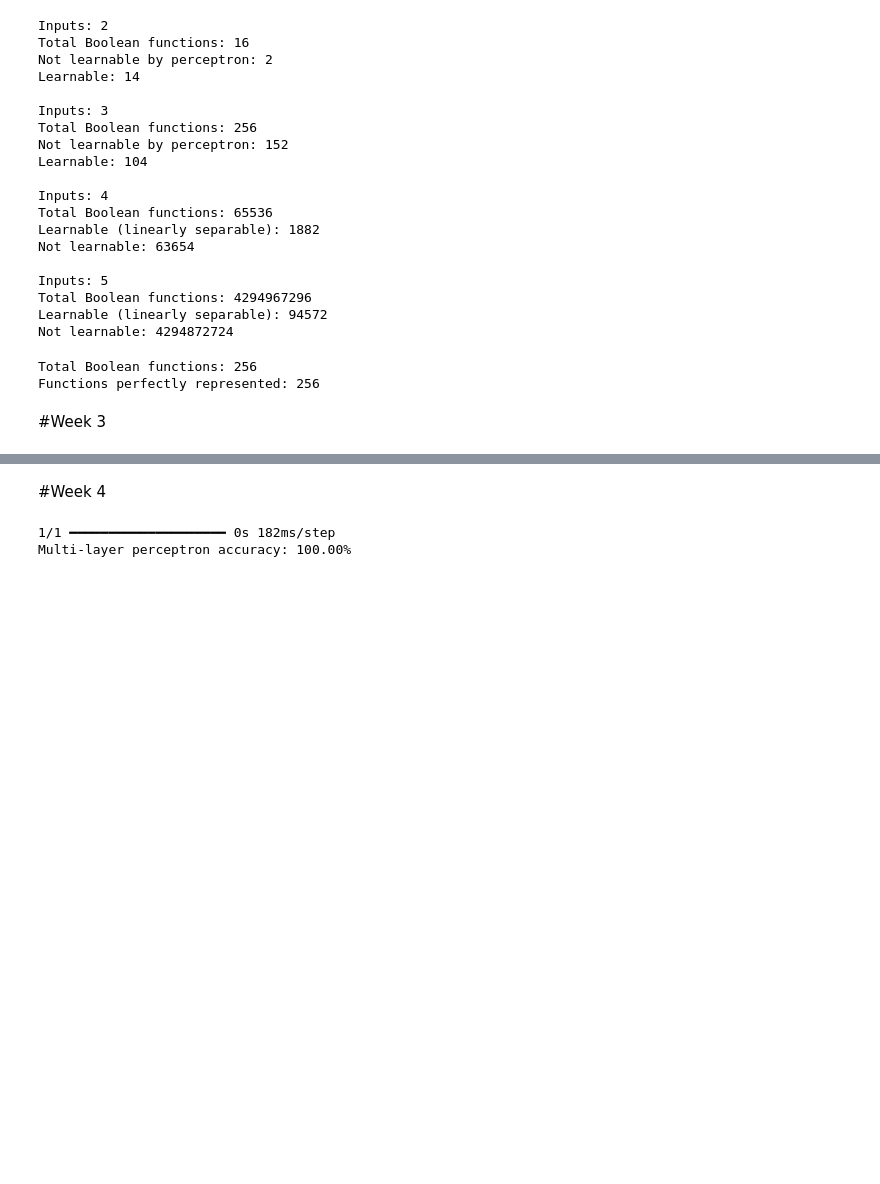
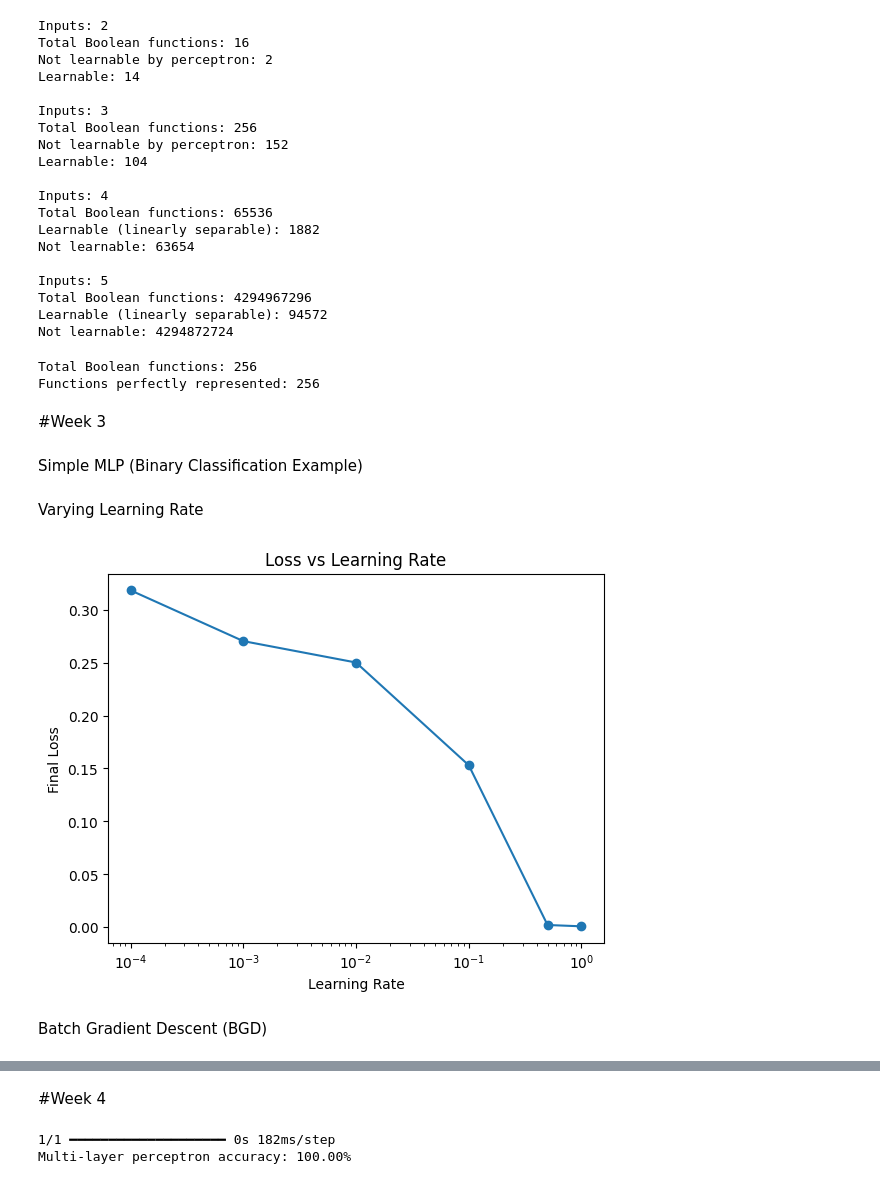
Before and after one commit to KeerthanaSistla/Sem6DeepLearning, a Jupyter notebook: DeepLearningSem6.ipynb, the cells around one changed output, grey strips where cells are left out. Saved outputs shown, nothing was run; the diff lists cells and outputs as text; code cells hidden in the pictures; blank space fills up the shorter version.

```diff
--- a/DeepLearningSem6.ipynb
+++ b/DeepLearningSem6.ipynb
@@ -407,3 +407,5 @@ Total Boolean functions: 256
 Functions perfectly represented: 256
 # %% [markdown]
 #Week 3
+# %% [markdown]
+Simple MLP (Binary Classification Example)
@@ -409,0 +458,20 @@ Functions perfectly represented: 256
+# %% [markdown]
+Varying Learning Rate
+# %%
+learning_rates = [0.0001, 0.001, 0.01, 0.1, 0.5, 1]
+final_losses = []
+
+for lr in learning_rates:
+    loss = train_mlp(lr)
+    final_losses.append(loss)
+
+plt.plot(learning_rates, final_losses, marker='o')
+plt.xlabel("Learning Rate")
+plt.ylabel("Final Loss")
+plt.title("Loss vs Learning Rate")
+plt.xscale("log")
+plt.show()
+# %% [output]
+[figure, added]
+# %% [markdown]
+Batch Gradient Descent (BGD)
```
Also changed, not shown: parts of 24 cells of this notebook.
